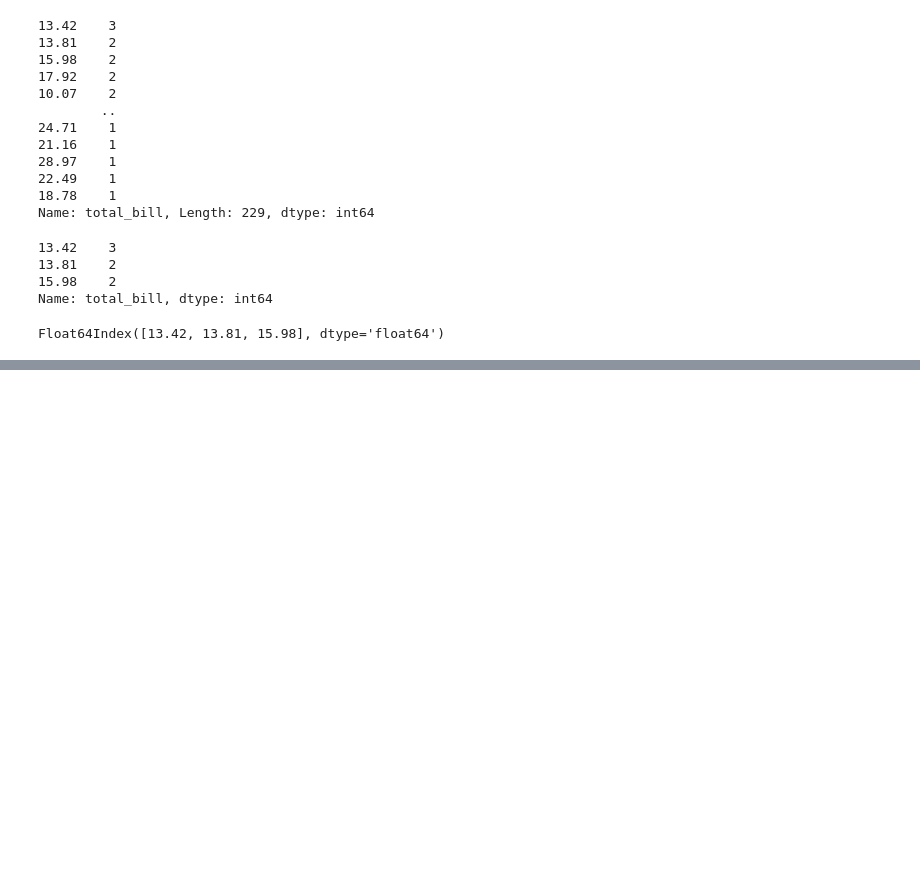
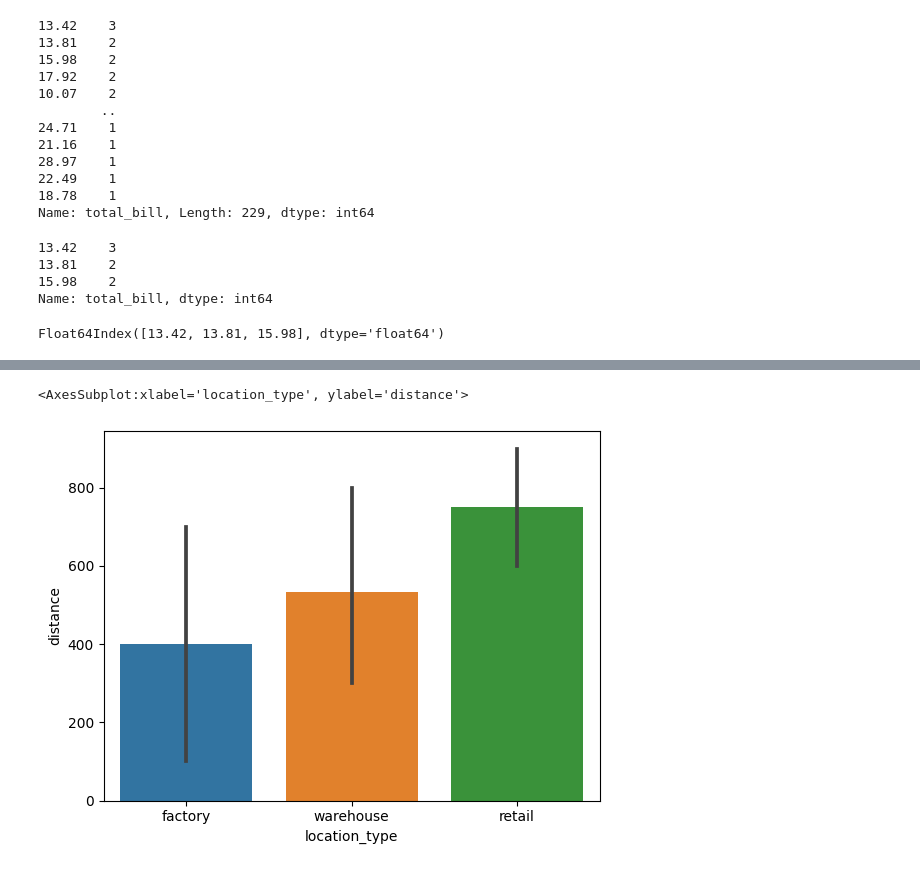
Before and after one commit to shumailasohaib/pandas_tip_tricks, a Jupyter notebook: pandas_tips_tricks/tipsandtricks.ipynb, the cells around one changed output, grey strips where cells are left out. Drawn from its saved outputs; the diff is of its cells as text; code cells hidden in the pictures; blank space fills up the shorter version.

```diff
--- a/pandas_tips_tricks/tipsandtricks.ipynb
+++ b/pandas_tips_tricks/tipsandtricks.ipynb
@@ -639,0 +1055,4 @@ Float64Index([13.42, 13.81, 15.98], dtype='float64')
+# %%
+
+fasla_long =fasla.melt(id_vars="zip",var_name= "location_type",value_name="distance")
+fasla_long
@@ -639,0 +1070,6 @@ Float64Index([13.42, 13.81, 15.98], dtype='float64')
+# %%
+import seaborn as sns
+sns.barplot(x = "location_type", y= "distance", data = fasla_long)
+# %% [output]
+<AxesSubplot:xlabel='location_type', ylabel='distance'>
+[figure, added]
```
Also changed, not shown: parts of 50 cells of this notebook, 7 other files.
